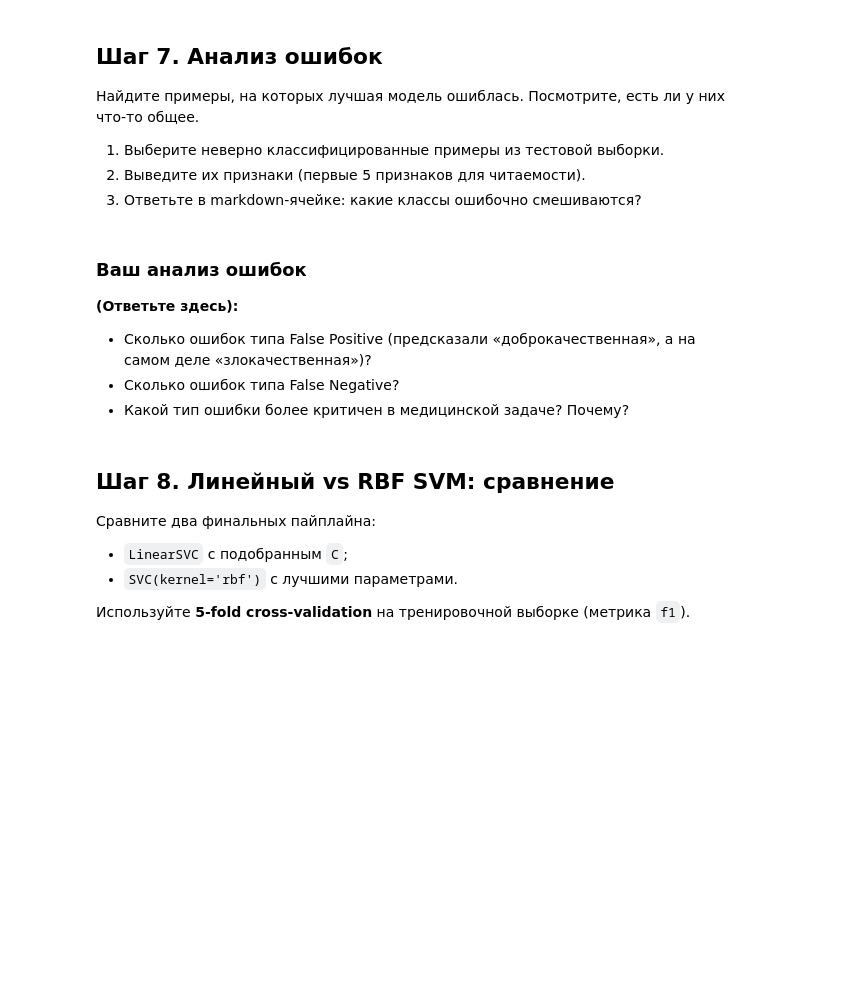
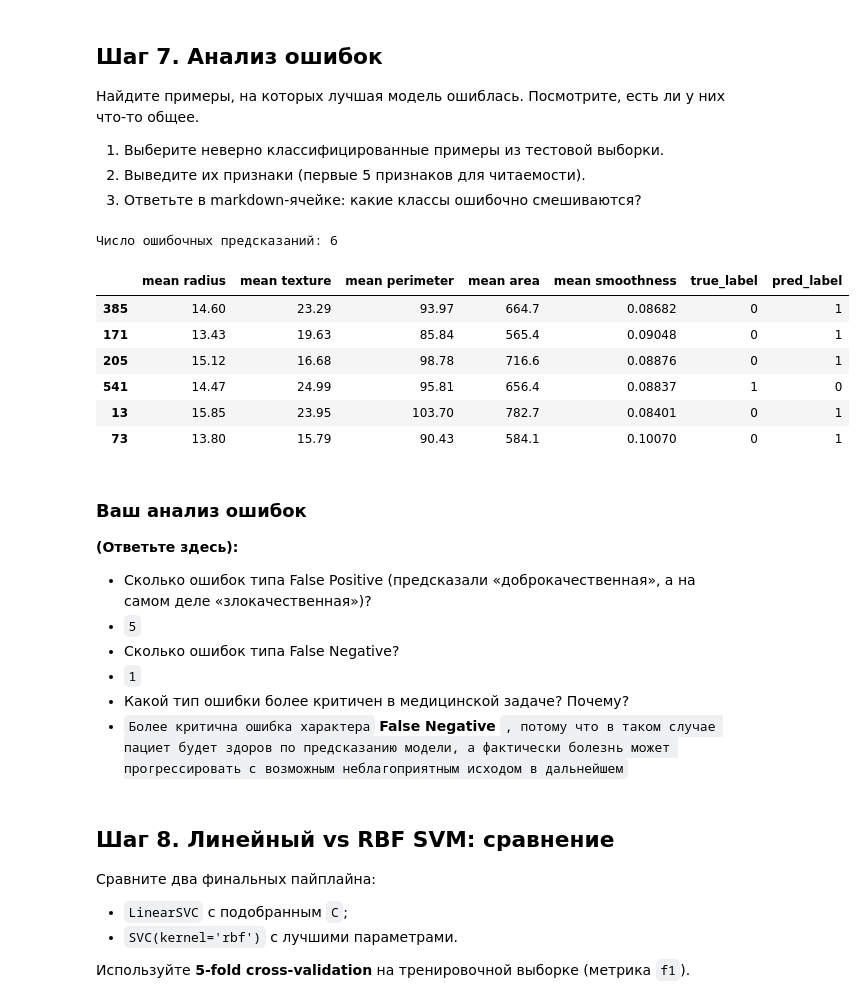
Before and after one commit to isachagit/ML_Homework, a Jupyter notebook: hw07_SVM/svm_practice_student.ipynb, the cells around one changed output. Drawn from its saved outputs; the diff is of its cells as text; code cells hidden in the pictures; blank space fills up the shorter version.

```diff
--- a/hw07_SVM/svm_practice_student.ipynb
+++ b/hw07_SVM/svm_practice_student.ipynb
@@ -385,25 +394,37 @@ plot_decision_boundary(pipe_2d, ..., y_test.values,
 # %%
 # YOUR CODE HERE
 # 1) Найдите индексы, где y_pred_best != y_test
 # 2) Выведите эти строки из X_test (первые 5 признаков)
 # 3) Выведите истинный класс и предсказанный
 
-errors_idx = ...
+errors_idx = np.where(y_pred_best!=y_test)[0]
 
 print(f'Число ошибочных предсказаний: {len(errors_idx)}')
 
 errors_df = X_test.iloc[errors_idx, :5].copy()
 errors_df['true_label'] = y_test.values[errors_idx]
 errors_df['pred_label'] = y_pred_best[errors_idx]
 
 display(errors_df)
+# %% [output]
+Число ошибочных предсказаний: 6
+|  | mean radius | mean texture | mean perimeter | mean area | mean smoothness | true_label | pred_label |
+| 385 | 14.60 | 23.29 | 93.97 | 664.7 | 0.08682 | 0 | 1 |
+| 171 | 13.43 | 19.63 | 85.84 | 565.4 | 0.09048 | 0 | 1 |
+| 205 | 15.12 | 16.68 | 98.78 | 716.6 | 0.08876 | 0 | 1 |
+| 541 | 14.47 | 24.99 | 95.81 | 656.4 | 0.08837 | 1 | 0 |
+| 13 | 15.85 | 23.95 | 103.70 | 782.7 | 0.08401 | 0 | 1 |
+| 73 | 13.80 | 15.79 | 90.43 | 584.1 | 0.10070 | 0 | 1 |
 # %% [markdown]
 ### Ваш анализ ошибок
 
 **(Ответьте здесь):**
 - Сколько ошибок типа False Positive (предсказали «доброкачественная», а на самом деле «злокачественная»)?
+- `5`
 - Сколько ошибок типа False Negative?
+- `1`
 - Какой тип ошибки более критичен в медицинской задаче? Почему?
+- `Более критична ошибка характера` **False Negative** `, потому что в таком случае пациет будет здоров по предсказанию модели, а фактически болезнь может прогрессировать с возможным неблагоприятным исходом в дальнейшем`
 # %% [markdown]
 ## Шаг 8. Линейный vs RBF SVM: сравнение
 
```
Also changed, not shown: parts of 8 cells of this notebook, 4 other files.
